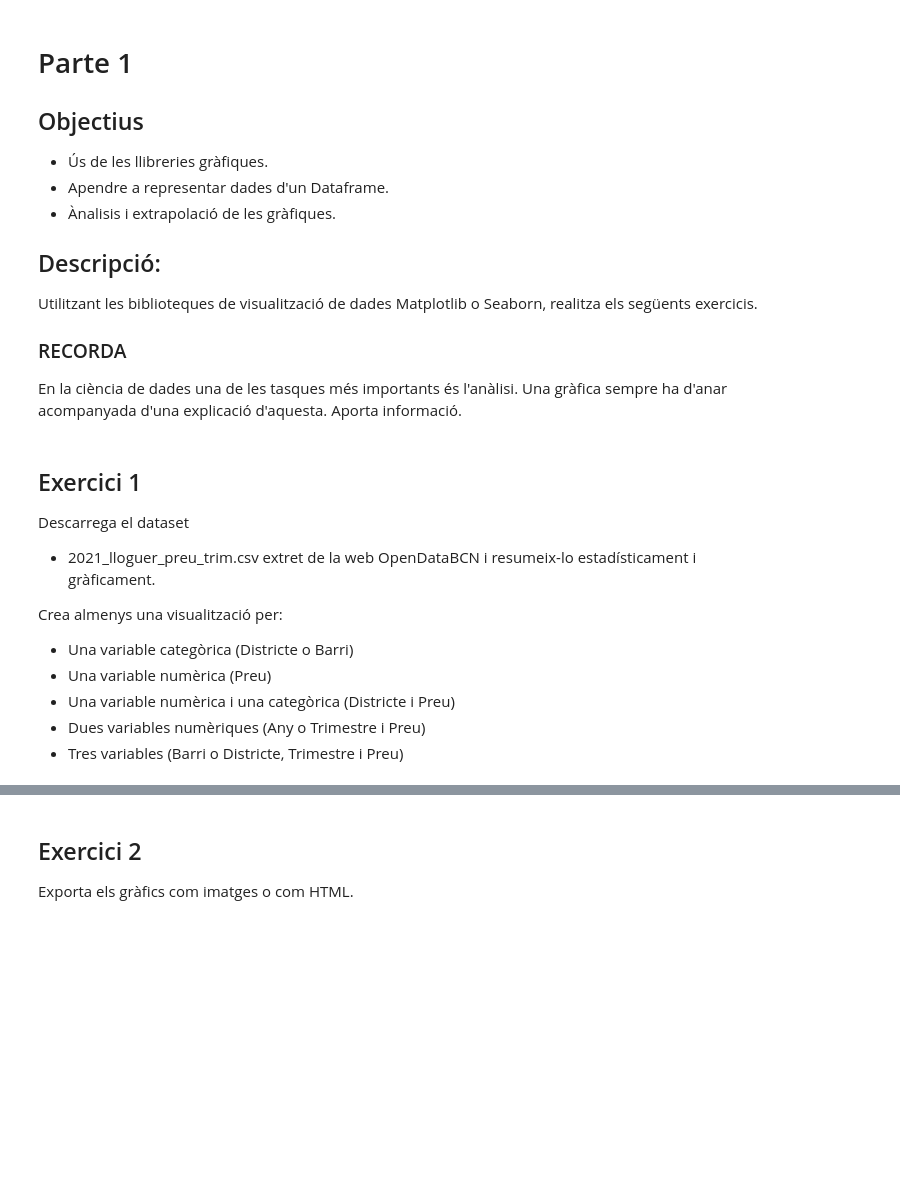
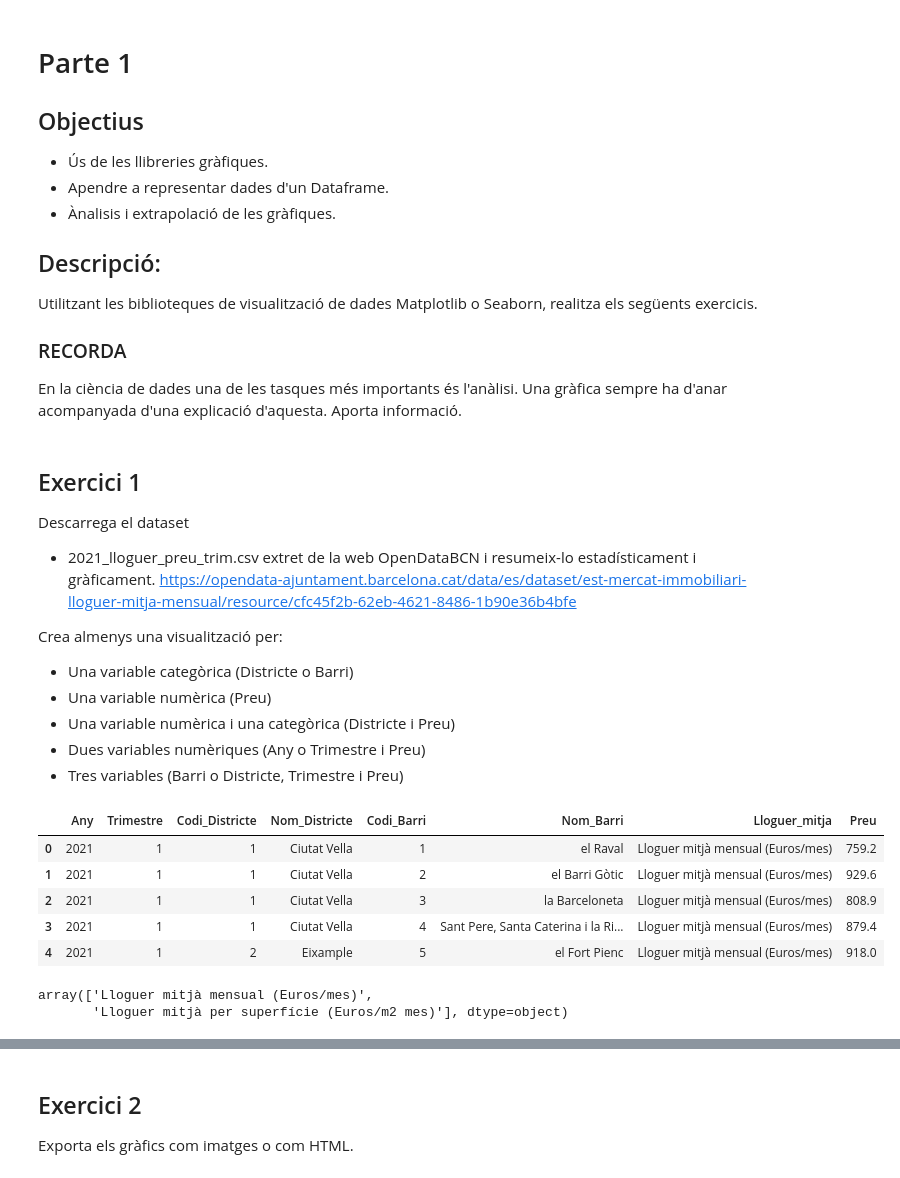
Before and after one commit to tonimartibarbera/Exercicis_Curs_Intro_analisi_de_dades_Python, a Jupyter notebook: Mòdul 4 - Exercicis.ipynb, the cells around one changed output, grey strips where cells are left out. Drawn from its saved outputs; the diff is of its cells as text; code cells hidden in the pictures; blank space fills up the shorter version.

```diff
--- a/Mòdul 4 - Exercicis.ipynb
+++ b/Mòdul 4 - Exercicis.ipynb
@@ -26,6 +26,7 @@ Descarrega el dataset
 
 - 2021_lloguer_preu_trim.csv
 extret de la web OpenDataBCN i resumeix-lo estadísticament i gràficament.
+https://opendata-ajuntament.barcelona.cat/data/es/dataset/est-mercat-immobiliari-lloguer-mitja-mensual/resource/cfc45f2b-62eb-4621-8486-1b90e36b4bfe
 
 Crea almenys una visualització per:
 
@@ -34,3 +35,19 @@ Crea almenys una visualització per:
 - Una variable numèrica i una categòrica (Districte i Preu)
 - Dues variables numèriques (Any o Trimestre i Preu)
 - Tres variables (Barri o Districte, Trimestre i Preu)
+# %%
+#Cargamos los datos
+df = pd.read_csv('2021_lloguer_preu_trim.csv')
+df.head()
+# %% [output]
+|  | Any | Trimestre | Codi_Districte | Nom_Districte | Codi_Barri | Nom_Barri | Lloguer_mitja | Preu |
+| 0 | 2021 | 1 | 1 | Ciutat Vella | 1 | el Raval | Lloguer mitjà mensual (Euros/mes) | 759.2 |
+| 1 | 2021 | 1 | 1 | Ciutat Vella | 2 | el Barri Gòtic | Lloguer mitjà mensual (Euros/mes) | 929.6 |
+| 2 | 2021 | 1 | 1 | Ciutat Vella | 3 | la Barceloneta | Lloguer mitjà mensual (Euros/mes) | 808.9 |
+| 3 | 2021 | 1 | 1 | Ciutat Vella | 4 | Sant Pere, Santa Caterina i la Ri... | Lloguer mitjà mensual (Euros/mes) | 879.4 |
+| 4 | 2021 | 1 | 2 | Eixample | 5 | el Fort Pienc | Lloguer mitjà mensual (Euros/mes) | 918.0 |
+# %%
+df.Lloguer_mitja.unique()
+# %% [output]
+array(['Lloguer mitjà mensual (Euros/mes)',
+       'Lloguer mitjà per superfície (Euros/m2 mes)'], dtype=object)
```
Also changed, not shown: parts of 10 cells of this notebook, 1 other file.
